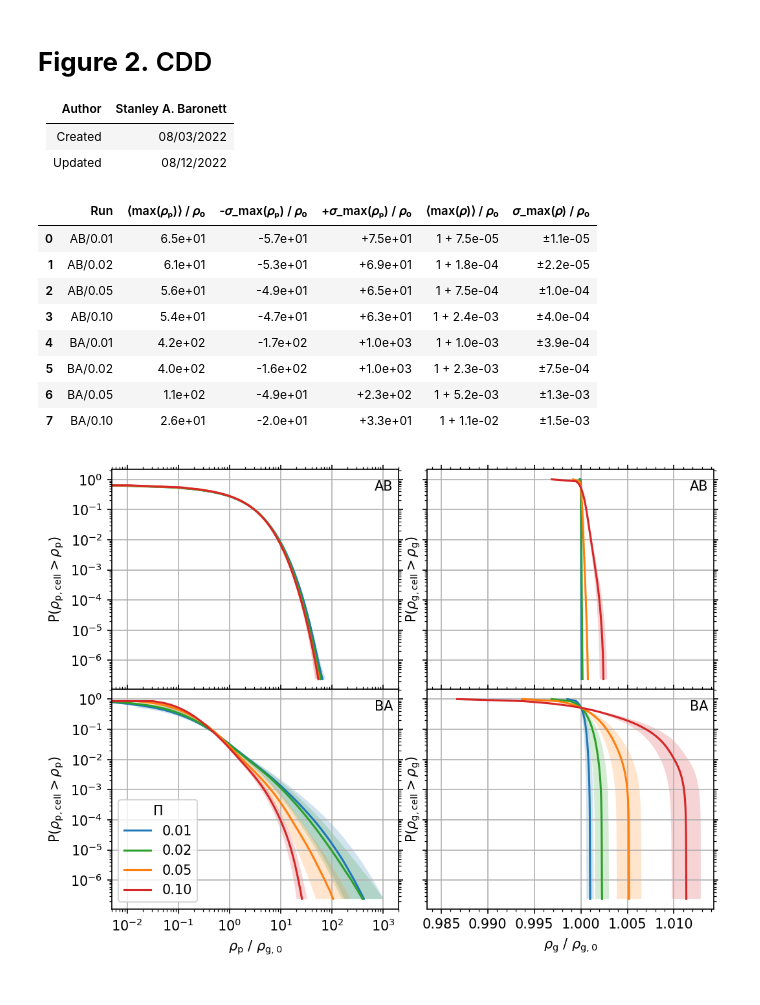
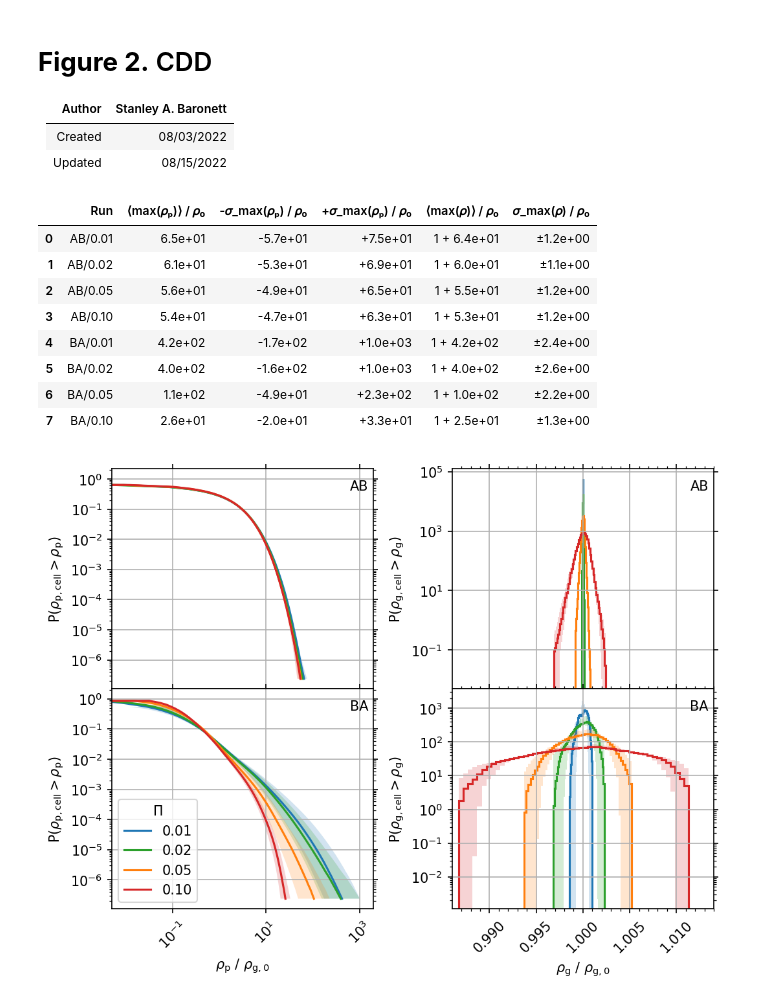
Before and after one commit to sabaronett/streaming-instability, a Jupyter notebook: ipynb/CDD.ipynb, the cells around one changed output. Drawn from its saved outputs; the diff is of its cells as text; code cells hidden in the pictures.

```diff
--- a/ipynb/CDD.ipynb
+++ b/ipynb/CDD.ipynb
@@ -3,13 +3,14 @@
 | Author  | Stanley A. Baronett |
 |---------|---------------------|
 | Created | 08/03/2022          |
-| Updated | 08/12/2022          |
+| Updated | 08/15/2022          |
 # %%
 import matplotlib.pyplot as plt
 import numpy as np
 import pandas as pd
 
-fig, axs = plt.subplots(2, 2, sharex='col', sharey=True, figsize=(8, 6), dpi=150)
+fig, axs = plt.subplots(2, 2, sharex='col', figsize=(8, 6),
+                        dpi=150)
 workdir = '../unstrat'
 cases = ['AB', 'BA']
 Pis = [['0.01', 'tab:blue'], ['0.02', 'tab:green'],
@@ -26,64 +27,75 @@ for i, case in enumerate(cases):
 
         for j, qty in enumerate(qtys):
             data = np.load(f'{workdir}/{cases[i]}/{Pi[0]}/{res}/output/c{qty}dd.npz')
-            take = np.take_along_axis(data['cdf'], indices, 0)
-            cdf = np.flip(take)
-            take = np.take_along_axis(data['avgs'], indices, 0)
-            avgs = np.flip(take)
-            take = np.take_along_axis(data['stds'], indices, 0)
-            stds = np.flip(take)
-
+            if qty == 'p':
+                take = np.take_along_axis(data['cdf'], indices, 0)
+                cdf = np.flip(take)
+                take = np.take_along_axis(data['avgs'], indices, 0)
+                avgs = np.flip(take)
+                take = np.take_along_axis(data['stds'], indices, 0)
+                stds = np.flip(take)
+                axs[i][j].loglog(avgs, cdf, color=Pi[1], label=Pi[0])
+                axs[i][j].fill_betweenx(cdf, avgs/stds, avgs*stds, color=Pi[1],
+                                        ec=None, alpha=0.2)
+            elif qty == 'g':
+                avghist, bin_edges = np.histogram(data['avgs'], bins=50, density=True)
+                lowhist, bin_edges = np.histogram(data['avgs']-data['stds'],
+                                                  bins=bin_edges, density=True)
+                highhist, bin_edges = np.histogram(data['avgs']+data['stds'],
+                                                  bins=bin_edges, density=True)
+                axs[i][j].stairs(avghist, bin_edges, color=Pi[1], lw=1.5)
+                axs[i][j].stairs(highhist, bin_edges, baseline=lowhist, fill=True,
+                                 color=Pi[1], alpha=0.2)
             avg_maxs[j].append(avgs[-1])
             err_maxs[j].append(stds[-1])
-            if qty == 'p':
-                axs[i][j].loglog(avgs, cdf, color=Pi[1], label=Pi[0])
-                axs[i][j].fill_betweenx(cdf, avgs/stds, avgs*stds, color=Pi[1], ec=None,
-                                        alpha=0.2)
-            elif qty == 'g':
-                axs[i][j].semilogy(avgs, cdf, color=Pi[1], label=Pi[0])
-                axs[i][j].fill_betweenx(cdf, (avgs-stds), (avgs+stds), color=Pi[1], ec=None,
-                                        alpha=0.2)
 
 for ax in axs.flat:
     ax.grid()
     ax.minorticks_on()
     ax.tick_params(which='both', top=True, right=True)
+    # ax.tick_params(axis='x', labelrotation=45)
 
 axs[1][0].legend(loc='lower left', title=r'$\Pi$')
 axs[0][0].set(ylabel=r'P$(\rho_\mathrm{p,cell}>\rho_\mathrm{p})$')
-axs[0][1].set(ylabel=r'P$(\rho_\mathrm{g,cell}>\rho_\mathrm{g})$')
-axs[1][0].set(xlim=(5e-3, 2e3), xlabel=r'$\rho_\mathrm{p}$ / $\rho_\mathrm{g,0}$',
+axs[0][1].set(yscale='log', ylabel=r'P$(\rho_\mathrm{g,cell}>\rho_\mathrm{g})$')
+axs[1][0].set(xlim=(5e-3, 2e3),
+              xlabel=r'$\rho_\mathrm{p}$ / $\rho_\mathrm{g,0}$',
               ylabel=r'P$(\rho_\mathrm{p,cell}>\rho_\mathrm{p})$')
-axs[1][1].set(xlabel=r'$\rho_\mathrm{g}$ / $\rho_\mathrm{g,0}$',
+axs[1][1].set(yscale='log', xlim=(0.986, 1.014),
+              xlabel=r'$\rho_\mathrm{g}$ / $\rho_\mathrm{g,0}$',
               ylabel=r'P$(\rho_\mathrm{g,cell}>\rho_\mathrm{g})$')
-axs[0][0].text(0.98, 0.95, cases[0], ha='right', va='top', transform=axs[0][0].transAxes)
-axs[0][1].text(0.98, 0.95, cases[0], ha='right', va='top', transform=axs[0][1].transAxes)
-axs[1][0].text(0.98, 0.95, cases[1], ha='right', va='top', transform=axs[1][0].transAxes)
-axs[1][1].text(0.98, 0.95, cases[1], ha='right', va='top', transform=axs[1][1].transAxes)
-plt.subplots_adjust(hspace=0, wspace=0.1)
+axs[0][0].text(0.98, 0.95, cases[0], ha='right', va='top',
+               transform=axs[0][0].transAxes)
+axs[0][1].text(0.98, 0.95, cases[0], ha='right', va='top',
+               transform=axs[0][1].transAxes)
+axs[1][0].text(0.98, 0.95, cases[1], ha='right', va='top',
+               transform=axs[1][0].transAxes)
+axs[1][1].text(0.98, 0.95, cases[1], ha='right', va='top',
+               transform=axs[1][1].transAxes)
+plt.subplots_adjust(hspace=0, wspace=0.3)
 plt.savefig('figs/cdd.pdf', bbox_inches='tight', pad_inches=0.01)
 
 df = pd.DataFrame({
     'Run'             : runs,
     '⟨max(𝜌ₚ)⟩ / 𝜌₀'   : avg_maxs[0],
     '-𝜎_max(𝜌ₚ) / 𝜌₀' : np.asarray(avg_maxs[0])/np.asarray(err_maxs[0]),
     '+𝜎_max(𝜌ₚ) / 𝜌₀' : np.asarray(avg_maxs[0])*np.asarray(err_maxs[0]),
     '⟨max(𝜌)⟩ / 𝜌₀'   : (np.asarray(avg_maxs[1]) - 1),
     '𝜎_max(𝜌) / 𝜌₀'  : err_maxs[1]})
 df.style.format({
     '⟨max(𝜌ₚ)⟩ / 𝜌₀'   : '{:.1e}',
     '-𝜎_max(𝜌ₚ) / 𝜌₀' : '-{:.1e}',
     '+𝜎_max(𝜌ₚ) / 𝜌₀' : '+{:.1e}',
     '⟨max(𝜌)⟩ / 𝜌₀'   : '1 + {:.1e}',
     '𝜎_max(𝜌) / 𝜌₀'  : '±{:.1e}'})
 # %% [output]
 |  | Run | ⟨max(𝜌ₚ)⟩ / 𝜌₀ | -𝜎_max(𝜌ₚ) / 𝜌₀ | +𝜎_max(𝜌ₚ) / 𝜌₀ | ⟨max(𝜌)⟩ / 𝜌₀ | 𝜎_max(𝜌) / 𝜌₀ |
-| 0 | AB/0.01 | 6.5e+01 | -5.7e+01 | +7.5e+01 | 1 + 7.5e-05 | ±1.1e-05 |
-| 1 | AB/0.02 | 6.1e+01 | -5.3e+01 | +6.9e+01 | 1 + 1.8e-04 | ±2.2e-05 |
-| 2 | AB/0.05 | 5.6e+01 | -4.9e+01 | +6.5e+01 | 1 + 7.5e-04 | ±1.0e-04 |
-| 3 | AB/0.10 | 5.4e+01 | -4.7e+01 | +6.3e+01 | 1 + 2.4e-03 | ±4.0e-04 |
-| 4 | BA/0.01 | 4.2e+02 | -1.7e+02 | +1.0e+03 | 1 + 1.0e-03 | ±3.9e-04 |
-| 5 | BA/0.02 | 4.0e+02 | -1.6e+02 | +1.0e+03 | 1 + 2.3e-03 | ±7.5e-04 |
-| 6 | BA/0.05 | 1.1e+02 | -4.9e+01 | +2.3e+02 | 1 + 5.2e-03 | ±1.3e-03 |
-| 7 | BA/0.10 | 2.6e+01 | -2.0e+01 | +3.3e+01 | 1 + 1.1e-02 | ±1.5e-03 |
+| 0 | AB/0.01 | 6.5e+01 | -5.7e+01 | +7.5e+01 | 1 + 6.4e+01 | ±1.2e+00 |
+| 1 | AB/0.02 | 6.1e+01 | -5.3e+01 | +6.9e+01 | 1 + 6.0e+01 | ±1.1e+00 |
+| 2 | AB/0.05 | 5.6e+01 | -4.9e+01 | +6.5e+01 | 1 + 5.5e+01 | ±1.2e+00 |
+| 3 | AB/0.10 | 5.4e+01 | -4.7e+01 | +6.3e+01 | 1 + 5.3e+01 | ±1.2e+00 |
+| 4 | BA/0.01 | 4.2e+02 | -1.7e+02 | +1.0e+03 | 1 + 4.2e+02 | ±2.4e+00 |
+| 5 | BA/0.02 | 4.0e+02 | -1.6e+02 | +1.0e+03 | 1 + 4.0e+02 | ±2.6e+00 |
+| 6 | BA/0.05 | 1.1e+02 | -4.9e+01 | +2.3e+02 | 1 + 1.0e+02 | ±2.2e+00 |
+| 7 | BA/0.10 | 2.6e+01 | -2.0e+01 | +3.3e+01 | 1 + 2.5e+01 | ±1.3e+00 |
-[figure, old version]
+[figure, new version]
```
Also changed, not shown: parts of 1 cell of this notebook.
